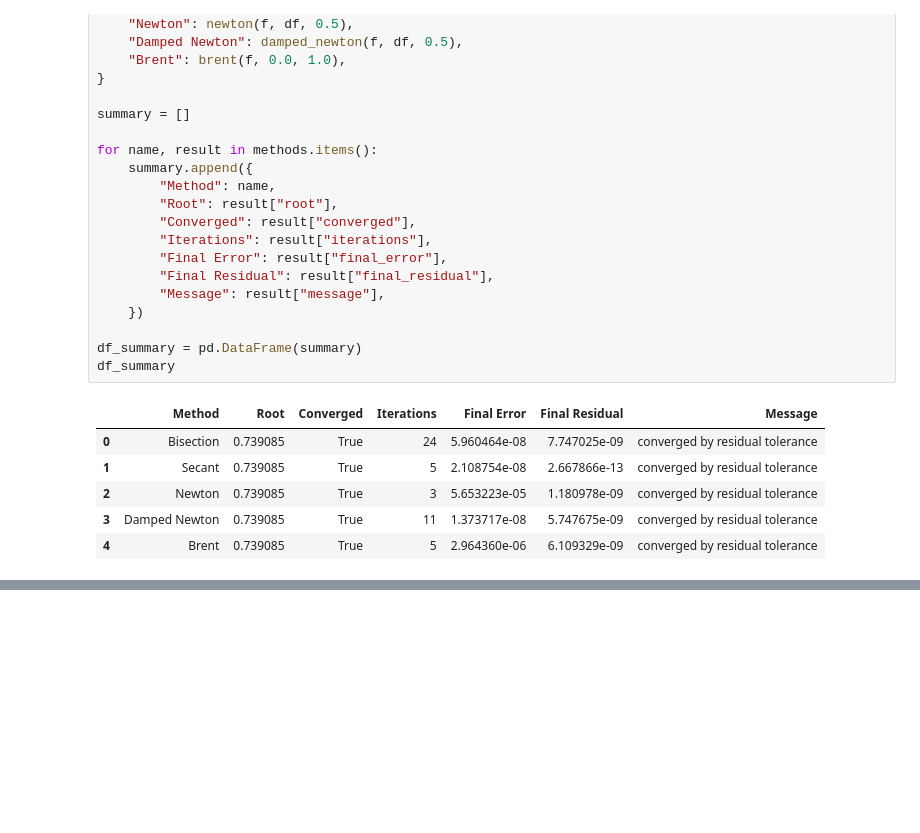
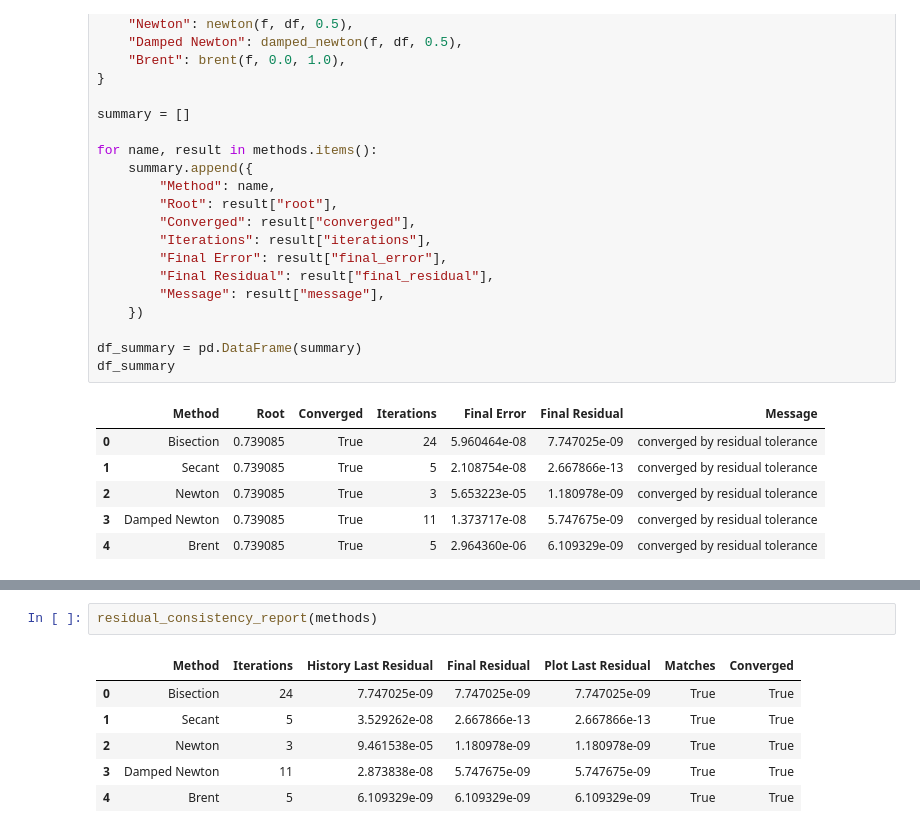
Before and after one commit to serhetgokdemir/thesis, a Jupyter notebook: experiments/single_variables_experiment.ipynb, the cells around one changed output, grey strips where cells are left out. Drawn from its saved outputs; the diff is of its cells as text; blank space fills up the shorter version.

```diff
--- a/experiments/single_variables_experiment.ipynb
+++ b/experiments/single_variables_experiment.ipynb
@@ -134,0 +173,9 @@ plt.show()
+# %%
+residual_consistency_report(methods)
+# %% [output]
+|  | Method | Iterations | History Last Residual | Final Residual | Plot Last Residual | Matches | Converged |
+| 0 | Bisection | 24 | 7.747025e-09 | 7.747025e-09 | 7.747025e-09 | True | True |
+| 1 | Secant | 5 | 3.529262e-08 | 2.667866e-13 | 2.667866e-13 | True | True |
+| 2 | Newton | 3 | 9.461538e-05 | 1.180978e-09 | 1.180978e-09 | True | True |
+| 3 | Damped Newton | 11 | 2.873838e-08 | 5.747675e-09 | 5.747675e-09 | True | True |
+| 4 | Brent | 5 | 6.109329e-09 | 6.109329e-09 | 6.109329e-09 | True | True |
```
Also changed, not shown: parts of 2 cells of this notebook, 6 other files.
